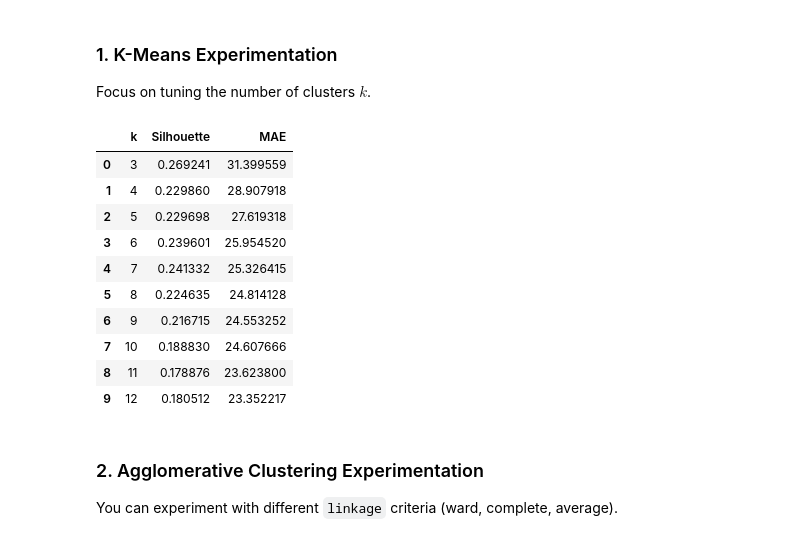
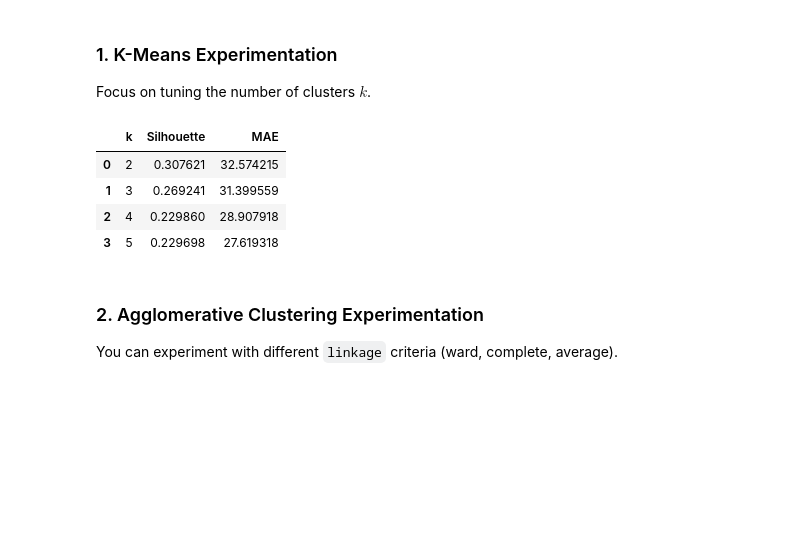
Before and after one commit to martinroth25/ai_transportation_course, a Jupyter notebook: Exercise_5_Clustering/exercise_5_clustering.ipynb, the cells around one changed output. Saved outputs shown, nothing was run; the diff lists cells and outputs as text; code cells hidden in the pictures; blank space fills up the shorter version.

```diff
--- a/Exercise_5_Clustering/exercise_5_clustering.ipynb
+++ b/Exercise_5_Clustering/exercise_5_clustering.ipynb
@@ -276,7 +276,7 @@ KMeans does not accept missing values encoded as NaN natively. For supervised le
 # %% [markdown]
 As you can see k-means clustering method can not handle missing values, so you have choices: impute data or remove them. We will just remove all days that have missing observations. Fewer days would be removed if we restrict the clustering to a particular day-time period, 06:00 - 22:00:00. Below, we prepare a new dataset without missing values and update the list of days for later visualization purposes.
 # %%
-n_clusters = 10
+n_clusters = 3
 clusters = None
 #print(np.where(nans_per_day > 0)[0])
 vectorized_day_dataset_no_nans = vectorized_day_dataset[np.where(nans_per_day == 0)[0],:]
@@ -827,36 +827,30 @@ The following cell automates the comparison of different clustering methods and
 Focus on tuning the number of clusters $k$.
 # %%
 results_kmeans = []
-for k in range(3, 13):
+for k in range(2, 6):
     model = KMeans(n_clusters=k, random_state=0, n_init='auto').fit(vectorized_day_dataset_no_nans)
     labels = model.labels_
     centroids_list = [model.cluster_centers_[i].reshape(1, -1) for i in range(k)]
 
     # Evaluation logic
     s_score = silhouette_score(vectorized_day_dataset_no_nans, labels)
     total_mae = 0
     prediction_counts = 0
     for i in range(ndays_eval_not_nans):
         for j in range(n_past_intervals_for_classification, nintvals - 1):
             idx = find_the_closest_centroid(centroids_list, vectorized_day_dataset_no_nans_eval[i].reshape(1, nintvals), j - n_past_intervals_for_classification, j)
             total_mae += abs(centroids_list[idx][0, j + 1] - vectorized_day_dataset_no_nans_eval[i][j + 1])
             prediction_counts += 1
 
     results_kmeans.append({'k': k, 'Silhouette': s_score, 'MAE': total_mae / prediction_counts})
 
 display(pd.DataFrame(results_kmeans))
 # %% [output]
 |  | k | Silhouette | MAE |
-| 0 | 3 | 0.269241 | 31.399559 |
-| 1 | 4 | 0.229860 | 28.907918 |
-| 2 | 5 | 0.229698 | 27.619318 |
-| 3 | 6 | 0.239601 | 25.954520 |
-| 4 | 7 | 0.241332 | 25.326415 |
-| 5 | 8 | 0.224635 | 24.814128 |
-| 6 | 9 | 0.216715 | 24.553252 |
-| 7 | 10 | 0.188830 | 24.607666 |
-| 8 | 11 | 0.178876 | 23.623800 |
-| 9 | 12 | 0.180512 | 23.352217 |
+| 0 | 2 | 0.307621 | 32.574215 |
+| 1 | 3 | 0.269241 | 31.399559 |
+| 2 | 4 | 0.229860 | 28.907918 |
+| 3 | 5 | 0.229698 | 27.619318 |
 # %% [markdown]
 ### 2. Agglomerative Clustering Experimentation
 You can experiment with different `linkage` criteria (ward, complete, average).
```
Also changed, not shown: parts of 5 cells of this notebook.
